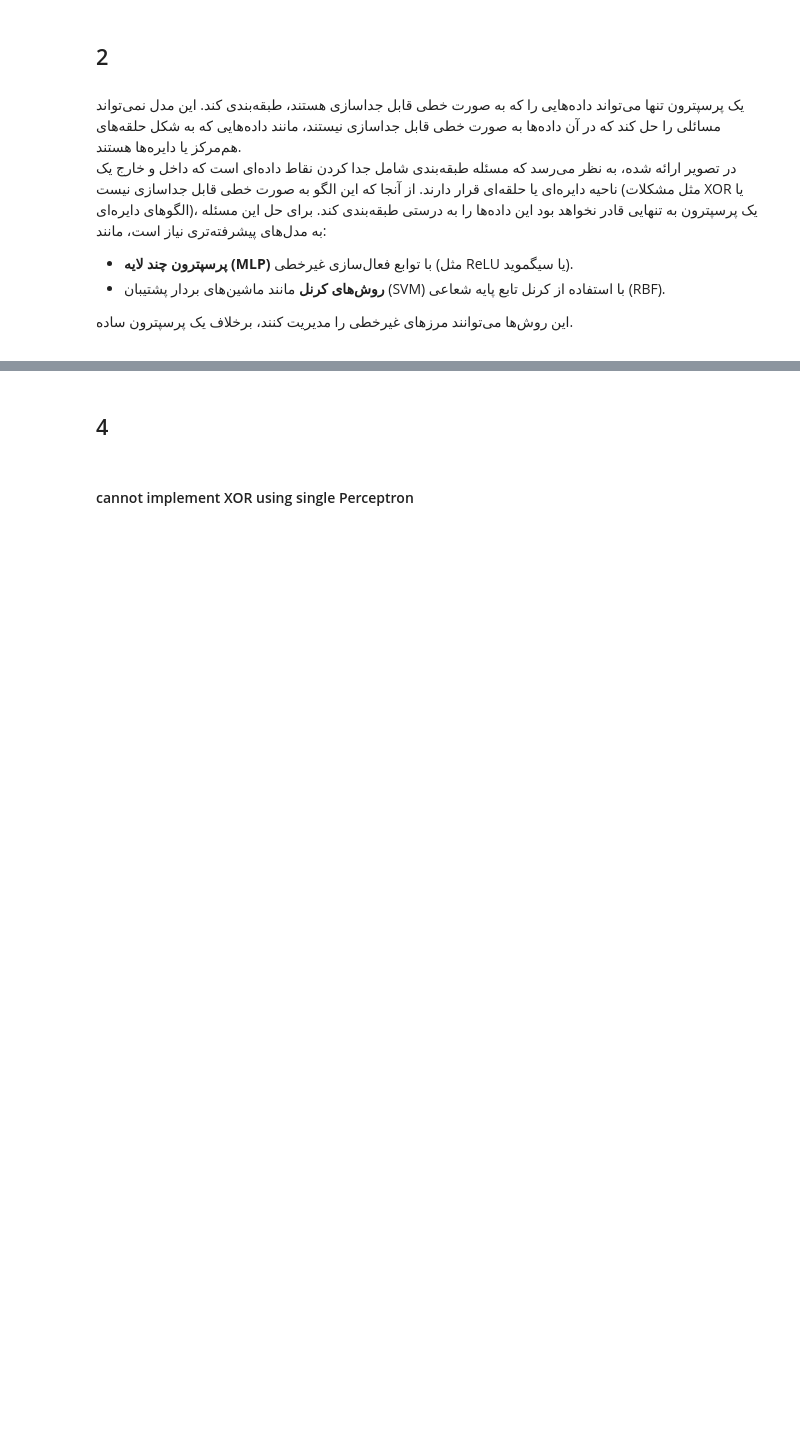
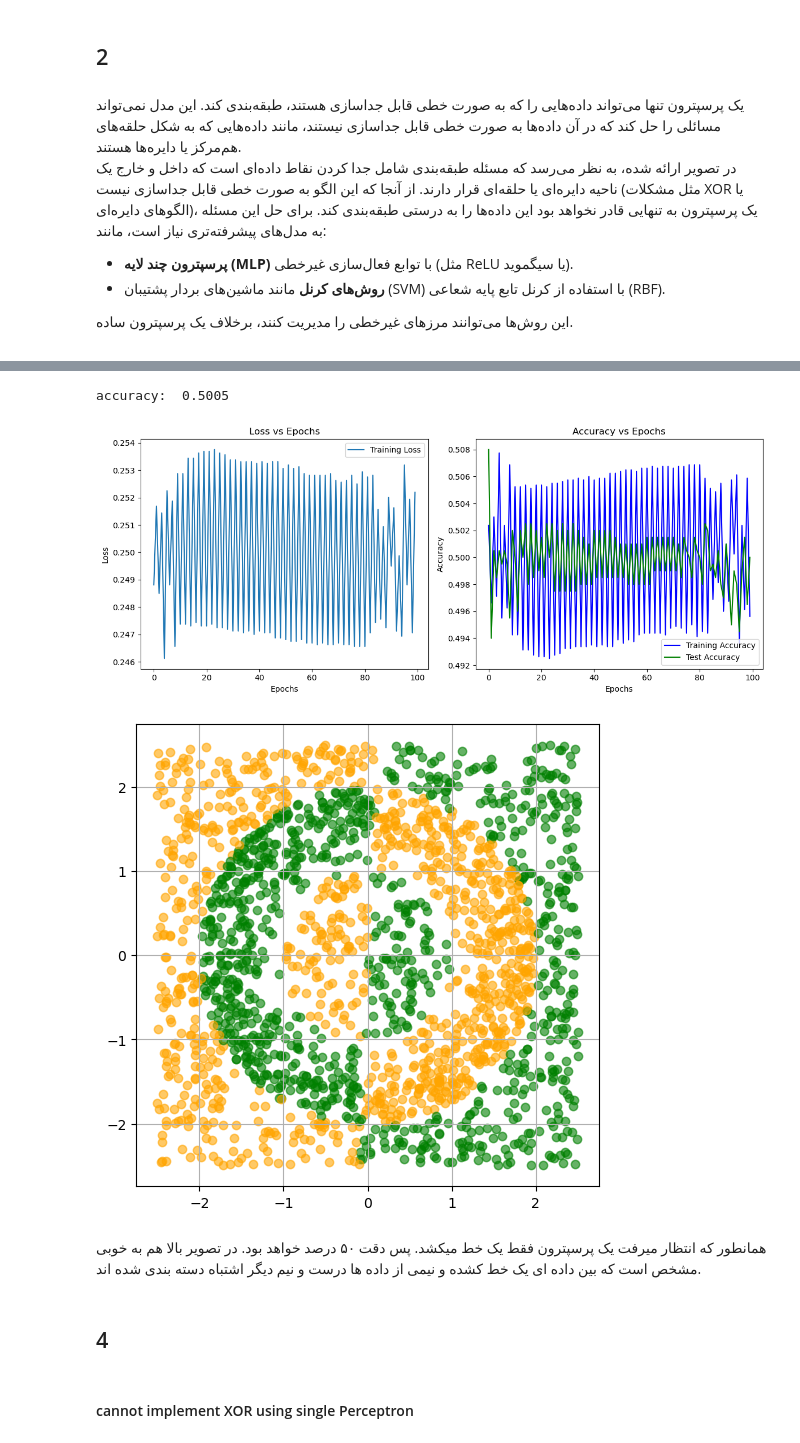
Before and after one commit to mmahdin/Computational-Intelligence-EE-AUT, a Jupyter notebook: lab/2/main.ipynb, the cells around one changed output, grey strips where cells are left out. Drawn from its saved outputs; the diff is of its cells as text; code cells hidden in the pictures; blank space fills up the shorter version.

```diff
--- a/lab/2/main.ipynb
+++ b/lab/2/main.ipynb
@@ -422,3 +508,48 @@ Accuracy (lr:0.01): 97.37%
+# %%
+from step_perceptron import Perceptron, plot_loss_and_accuracy
+
+X = data[:,0:2]
+y = data[:,2]
+
+# Normalize the data for faster convergence
+scaler = StandardScaler()
+X_scaled = scaler.fit_transform(X)
+
+# Split the dataset into training and test sets
+X_train, X_test, y_train, y_test = train_test_split(X, y, test_size=0.2, random_state=42)
+
+p = Perceptron(input_size=2, lr=0.01)
+p.train(X_train, y_train, X_test, y_test, epochs=100)
+
+num_correct = 0
+test_data = []
+for i in range(len(X_test)):
+    y_pred = p.predict(X_test[i])
+    test_data.append([X_test[i], y_test[i], y_pred])
+    if y_pred == y_test[i]:
+        num_correct += 1
+print('accuracy: ', num_correct/len(X_test))
+
+plot_loss_and_accuracy(p)
+
+plt.figure(figsize=(6,6))
+for i in test_data:
+    if i[1] == i[2]:
+        color = 'green'
+    else:
+        color = 'orange'
+    plt.scatter(i[0][0], i[0][1], c=color, alpha=0.6)
+plt.gca().set_aspect('equal', adjustable='box')
+plt.grid(True)
+plt.show()
+# %% [output]
+accuracy:  0.5005
+[figure, added]
+[figure, added]
+# %% [markdown]
+<div dir="rtl">
+همانطور که انتظار میرفت یک پرسپترون فقط یک خط میکشد. پس دقت ۵۰ درصد خواهد بود. در تصویر بالا هم به خوبی مشخص است که بین داده ای یک خط کشده و نیمی از داده ها درست و نیم دیگر اشتباه دسته بندی شده اند.
+</div>
 # %% [markdown]
 ## 4
 # %% [markdown]
```
Also changed, not shown: parts of 14 cells of this notebook.
